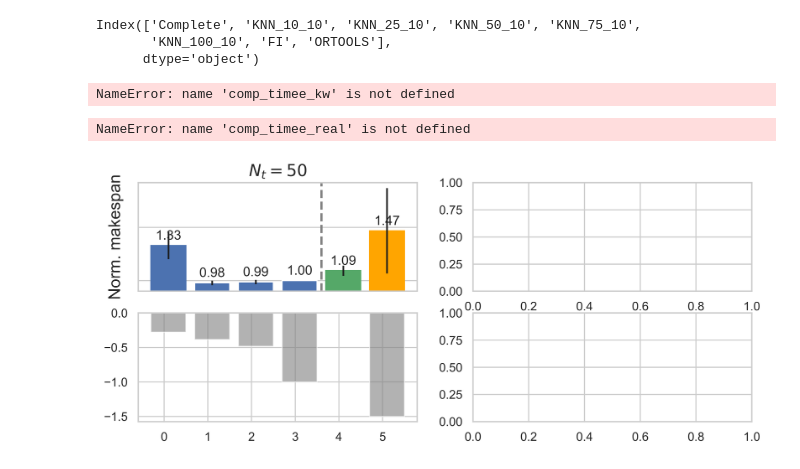
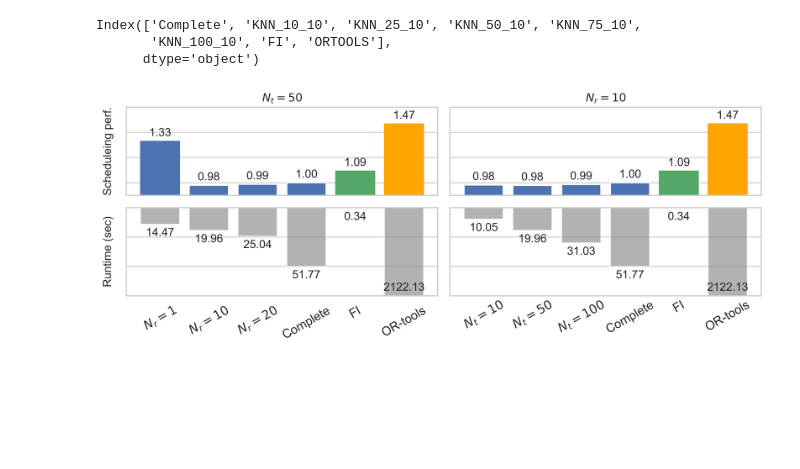
Before and after one commit to Junyoungpark/snet-analysis, a Jupyter notebook: mstp-knn-ablation.ipynb, the cells around one changed output. Saved outputs shown, nothing was run; the diff lists cells and outputs as text; code cells hidden in the pictures; blank space fills up the shorter version.

```diff
--- a/mstp-knn-ablation.ipynb
+++ b/mstp-knn-ablation.ipynb
@@ -74,12 +74,8 @@ else:
     comp_timee_real_kw = [51.77, 25.04, 19.96, 14.47, 0.34, 2122.130]
 df_kw = df_kw[reordered_cols_kw]
 df_kw = df_kw.iloc[:26,:]
-# %%
-comp_timee_kw
-# %% [output]
-NameError: name 'comp_timee_kw' is not defined
 # %%
-annote_std = True
+annote_std = False
 
 # over the n_r
 viz_data = df.to_numpy() / df.to_numpy()[:, norm_index].reshape(-1,1)
@@ -94,13 +90,13 @@ stds_kw  = np.std(viz_data_kw,axis=0) if annote_std else None
 bar_width = 0.1
 annote_size = 12
 y_min = .9
-y_max = 1.92
+y_max = 1.6
 # %%
 fig, axes = plt.subplots(2,2, figsize=(10,4), dpi=600)
 snet_hatchs = ['//', 'x', '/']
-title_size = 15
+title_size = 12
 x_label_size = 11
-x_tick_size = 12
+x_tick_size = 13
 
 ax = axes[0,0]
 bars = ax.bar(np.arange(len(algos)) + bar_width, means, color='b', yerr=stds)
@@ -123,12 +119,12 @@ for bar, perf in zip(bars, means):
 
 ax.grid(axis='x')
 # ax.grid(False)
-ax.axvline(x=num_snets-0.5+bar_width, ls='--', lw=2.0, c='grey', ymax =1.0)
+# ax.axvline(x=num_snets-0.5+bar_width, ls='--', lw=2.0, c='grey', ymax =1.0)
 ax.set_xticks([])
 ax.set_yticklabels([])
 # ax.yaxis.set_minor_locator(MultipleLocator(10))
 ax.set_ylim(y_min, y_max)
-ax.set_ylabel('Norm. makespan', size=title_size)
+ax.set_ylabel('Scheduleing perf.', size=title_size)
 ax.set_title("$N_t=50$", size=title_size)
 
 
@@ -139,11 +135,11 @@ ax.yaxis.grid(True, which='minor')
 negative_comp_time = -1 * np.array(comp_times).clip(max=1.5)
 bars = ax.bar(np.arange(len(algos)) + bar_width, negative_comp_time, color='grey', alpha=0.6)#, yerr=stds)
 
-for bar, perf in zip(bars[:-1], comp_timee_real[:-1]):
+for bar, perf in zip(bars[:-1], comp_time_real[:-1]):
     annotate_label(bar, perf, annote_size, offset=-15)
 
 # OR-TOOLS
-annotate_label(bars[-1], comp_timee_real[-1], annote_size, offset=3)
+annotate_label(bars[-1], comp_time_real[-1], annote_size, offset=3)
 
 ax.set_yticklabels([])
 ax.grid(axis='x')
@@ -151,10 +147,10 @@ ax.set_xticks(np.arange(len(algos)) + bar_width)
 ax.set_xticklabels(algos, rotation=30, size=x_tick_size)
 ax.set_ylabel('Runtime (sec)', size=title_size)
 ax.set_ylim(-1.5, 0.0)
-# ax.set_yticks([])
+
 
 ax = axes[0,1]
-ax.axvline(x=num_snets_kw-0.5+bar_width, ls='--', lw=2.0, c='grey', ymax =1.0)
+# ax.axvline(x=num_snets_kw-0.5+bar_width, ls='--', lw=2.0, c='grey', ymax =1.0)
 bars = ax.bar(np.arange(len(reordered_cols_kw)) + bar_width, means_kw, color='b', yerr=stds_kw)
 for i, bar in enumerate(bars):
 
@@ -173,36 +169,37 @@ ax.yaxis.set_label_position("right")
 ax.yaxis.tick_right()
 ax.set_ylim(y_min, y_max)
 ax.set_title("$N_r=10$", size=title_size)
+ax.set_yticklabels([])
+ax.tick_params(length=0)
 
 ax = axes[1,1]
 negative_comp_time = -1 * np.array(comp_time_kw).clip(max=1.5)
 bars = ax.bar(np.arange(len(reordered_cols_kw)) + bar_width,
               negative_comp_time, color='grey', alpha=0.6)
 
 for bar, perf in zip(bars[:-1], comp_time_real_kw[:-1]):
     annotate_label(bar, perf, annote_size, offset=-15)
 
 # OR-TOOLS
 annotate_label(bars[-1], comp_time_real_kw[-1], annote_size, offset=3)
 
 ax.grid(axis='x')
 ax.yaxis.grid(True, which='minor')
 ax.set_yticklabels(np.absolute(ax.get_yticks()))
 ax.set_xticks(np.arange(len(algos_kw)) + bar_width)
 ax.set_xticklabels(algos_kw, rotation=30, size=x_tick_size)
 
 ax.yaxis.set_label_position("right")
 ax.yaxis.tick_right()
 ax.set_yticklabels([])
 ax.set_ylim(-1.5, 0.0)
-
+ax.tick_params(length=0)
 
 
 # # fig.legend(bars, algos, ncol=1, bbox_to_anchor=(0.37, 0.92))
 fig.tight_layout()
-plt.tight_layout(pad=0.1)
+# plt.tight_layout(pad=0.1)
 # %% [output]
-NameError: name 'comp_timee_real' is not defined
-[figure, old version]
+[figure, new version]
 # %%
 len(reordered_cols_kw)
```
Also changed, not shown: parts of 1 cell of this notebook, 7 other files.
